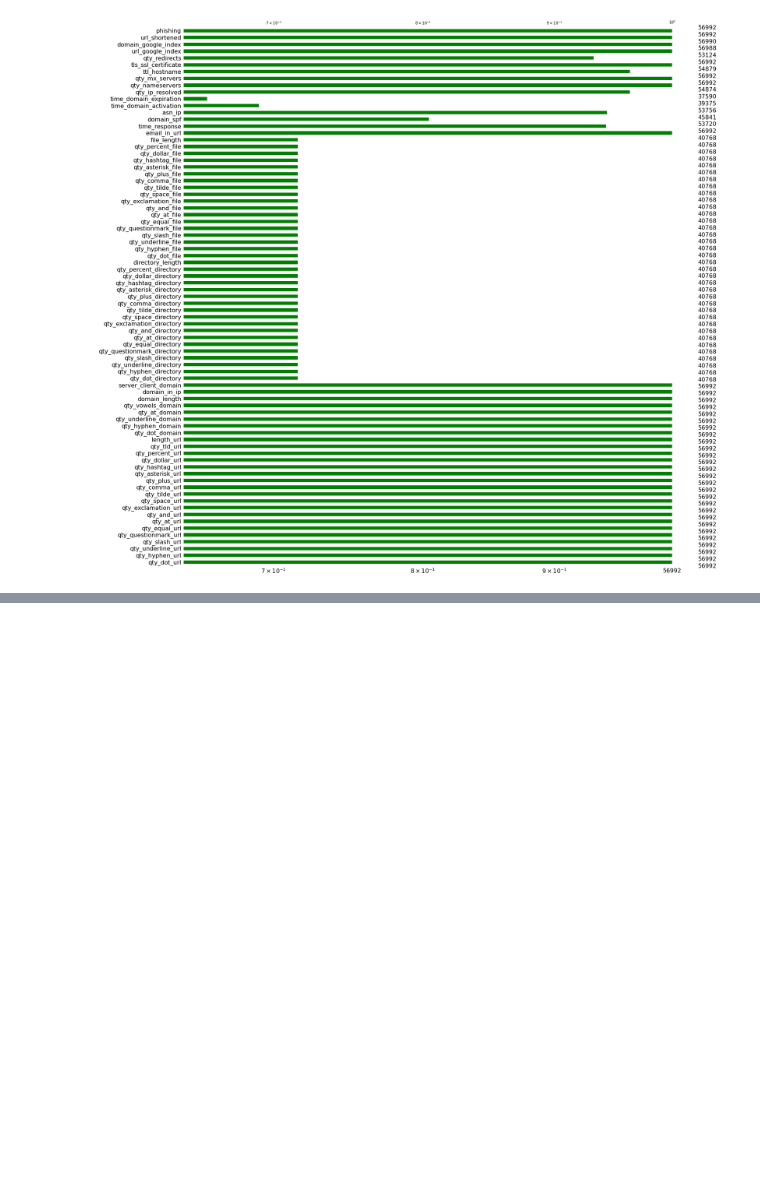
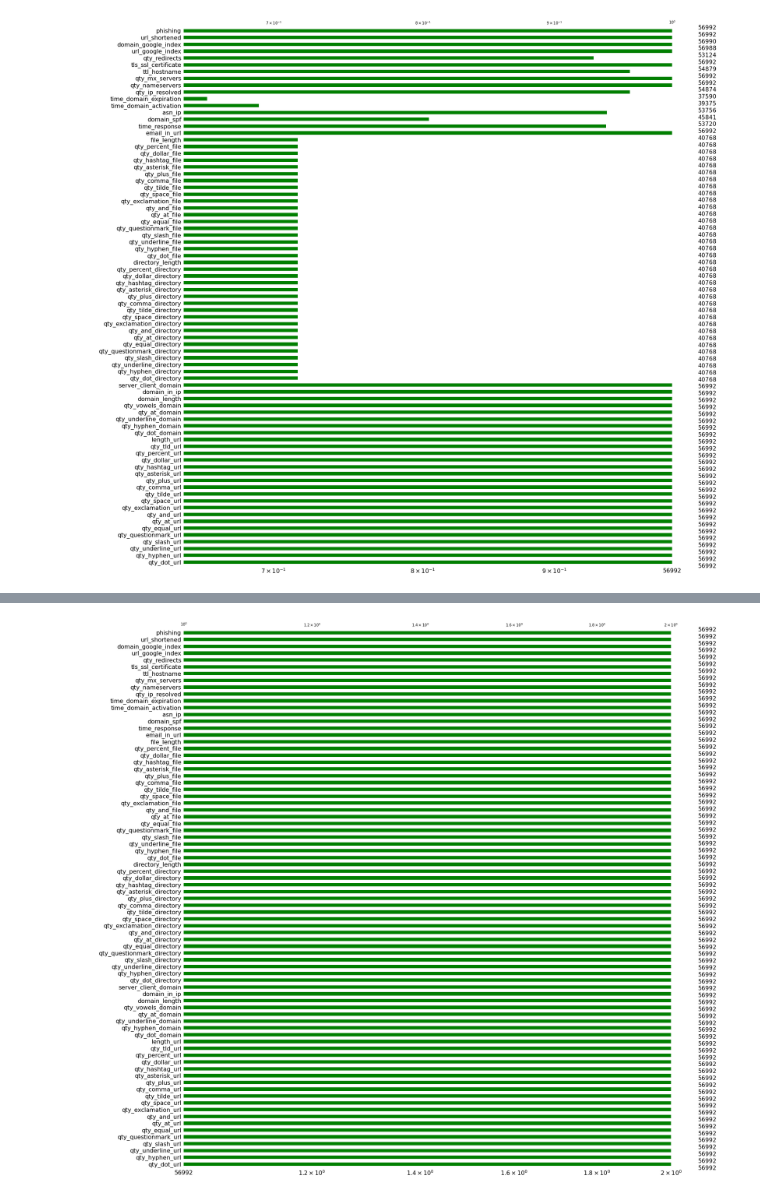
Before and after one commit to Tanya-11/cmpe255-TermProject, a Jupyter notebook: 255Final.ipynb, the cells around one changed output, grey strips where cells are left out. Drawn from its saved outputs; the diff is of its cells as text; code cells hidden in the pictures; blank space fills up the shorter version.

Commit message:
Mean Imputing
Post pre-processing, we have gone ahead and imputed the NAN values with mean imputed values.

```diff
--- a/255Final.ipynb
+++ b/255Final.ipynb
@@ -240,0 +269,7 @@ msno.bar(df_imp, log = True, color = 'g');
+# %%
+from sklearn.impute import SimpleImputer
+imp_mean = SimpleImputer( strategy='mean')
+imp_mean.fit(df_imp)
+mean_imputed_df = imp_mean.transform(df_imp)
+mean_imputed_df = pd.DataFrame(mean_imputed_df,columns = df_imp.columns)
+mean_imputed_df.shape
@@ -240,0 +310,4 @@ msno.bar(df_imp, log = True, color = 'g');
+# %%
+msno.bar(mean_imputed_df, log = True, color = 'g');
+# %% [output]
+[figure, added]
```
Also changed, not shown: parts of 7 cells of this notebook, 1 other file.
